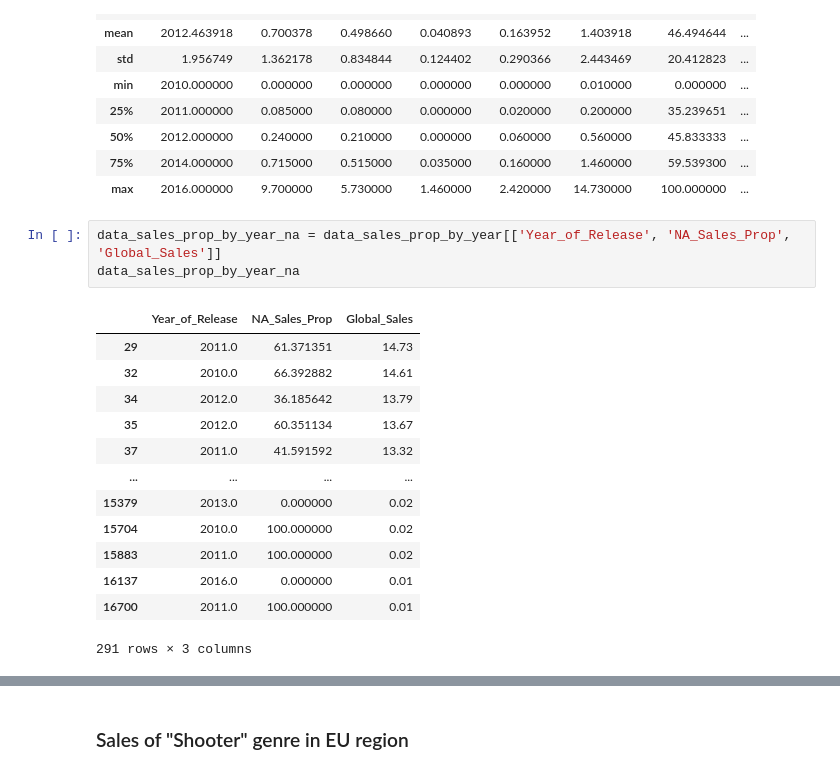
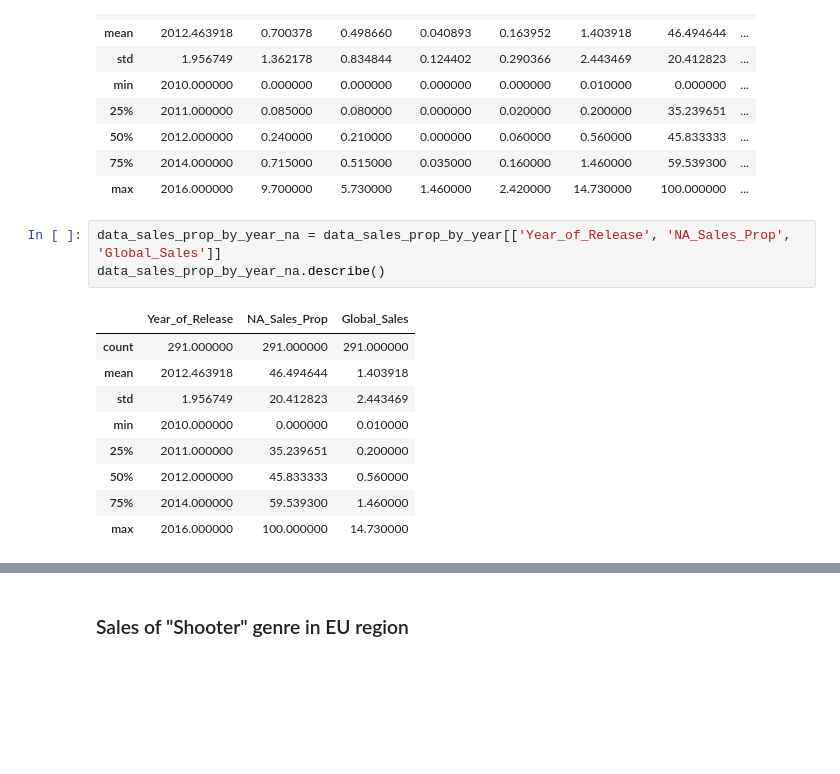
Before and after one commit to hansstanley/YongTauFoo, a Jupyter notebook: notebooks/sales_rush_kirubi.ipynb, the cells around one changed output, grey strips where cells are left out. Cells and saved outputs as stored; diff of their text form; blank space fills up the shorter version.

```diff
--- a/notebooks/sales_rush_kirubi.ipynb
+++ b/notebooks/sales_rush_kirubi.ipynb
@@ -421,21 +421,17 @@ data_sales_prop_by_year.describe()
 | max | 2016.000000 | 9.700000 | 5.730000 | 1.460000 | 2.420000 | 14.730000 | 100.000000 | ... |
 # %%
 data_sales_prop_by_year_na = data_sales_prop_by_year[['Year_of_Release', 'NA_Sales_Prop', 'Global_Sales']]
-data_sales_prop_by_year_na
+data_sales_prop_by_year_na.describe()
 # %% [output]
 |  | Year_of_Release | NA_Sales_Prop | Global_Sales |
-| 29 | 2011.0 | 61.371351 | 14.73 |
-| 32 | 2010.0 | 66.392882 | 14.61 |
-| 34 | 2012.0 | 36.185642 | 13.79 |
-| 35 | 2012.0 | 60.351134 | 13.67 |
-| 37 | 2011.0 | 41.591592 | 13.32 |
-| ... | ... | ... | ... |
-| 15379 | 2013.0 | 0.000000 | 0.02 |
-| 15704 | 2010.0 | 100.000000 | 0.02 |
-| 15883 | 2011.0 | 100.000000 | 0.02 |
-| 16137 | 2016.0 | 0.000000 | 0.01 |
-| 16700 | 2011.0 | 100.000000 | 0.01 |
+| count | 291.000000 | 291.000000 | 291.000000 |
+| mean | 2012.463918 | 46.494644 | 1.403918 |
+| std | 1.956749 | 20.412823 | 2.443469 |
+| min | 2010.000000 | 0.000000 | 0.010000 |
+| 25% | 2011.000000 | 35.239651 | 0.200000 |
+| 50% | 2012.000000 | 45.833333 | 0.560000 |
+| 75% | 2014.000000 | 59.539300 | 1.460000 |
+| max | 2016.000000 | 100.000000 | 14.730000 |
-291 rows × 3 columns
 # %%
 fig, ax = plt.subplots(figsize=[s * 0.5 for s in figure_size])
 sns.regplot(x='Year_of_Release', y='NA_Sales_Prop', data=data_sales_prop_by_year_na,
```
Also changed, not shown: parts of 9 cells of this notebook.
